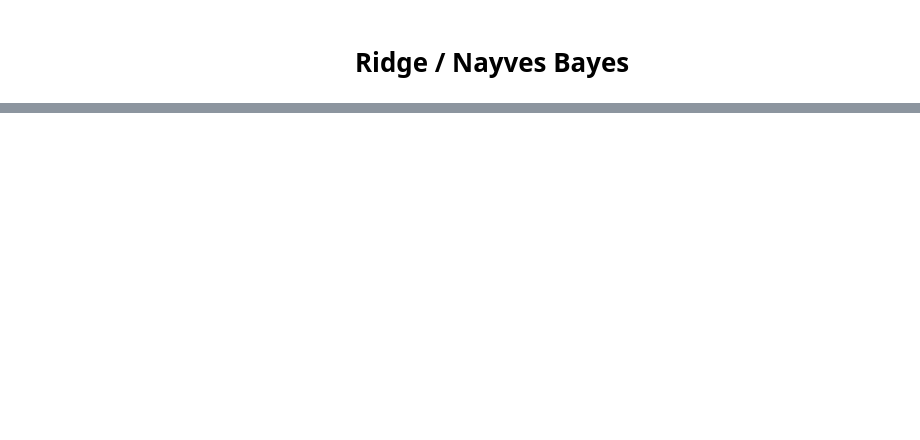
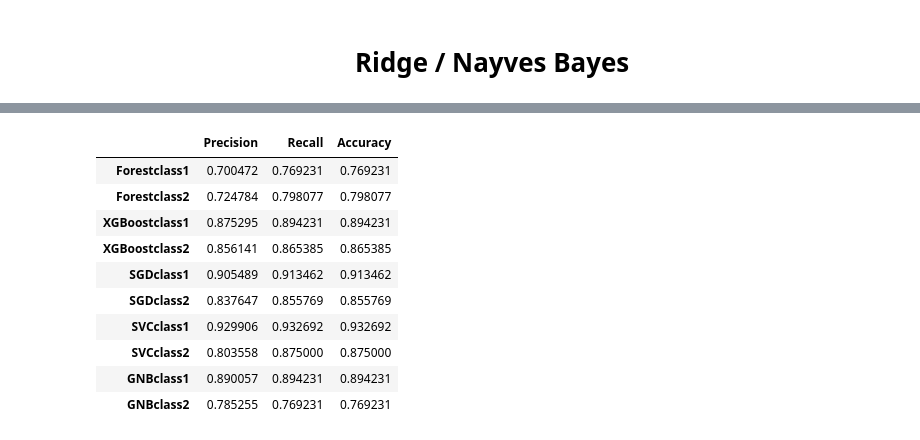
Before and after one commit to Simplon-Nancy-3/indeed, a Jupyter notebook: Salary_predictions.ipynb, the cells around one changed output, grey strips where cells are left out. Drawn from its saved outputs; the diff is of its cells as text; code cells hidden in the pictures; blank space fills up the shorter version.

```diff
--- a/Salary_predictions.ipynb
+++ b/Salary_predictions.ipynb
@@ -693,0 +748,15 @@ Naives Bayesienne 4 {'var_smoothing': 0.0001873817422860383}
+# %%
+Classificationresult = pd.concat([resclassforest,resclassXgboost,resclassSGD,resclassSVC,resclassGNB])
+Classificationresult
+# %% [output]
+|  | Precision | Recall | Accuracy |
+| Forestclass1 | 0.700472 | 0.769231 | 0.769231 |
+| Forestclass2 | 0.724784 | 0.798077 | 0.798077 |
+| XGBoostclass1 | 0.875295 | 0.894231 | 0.894231 |
+| XGBoostclass2 | 0.856141 | 0.865385 | 0.865385 |
+| SGDclass1 | 0.905489 | 0.913462 | 0.913462 |
+| SGDclass2 | 0.837647 | 0.855769 | 0.855769 |
+| SVCclass1 | 0.929906 | 0.932692 | 0.932692 |
+| SVCclass2 | 0.803558 | 0.875000 | 0.875000 |
+| GNBclass1 | 0.890057 | 0.894231 | 0.894231 |
+| GNBclass2 | 0.785255 | 0.769231 | 0.769231 |
```
Also changed, not shown: parts of 27 cells of this notebook, 1 other file.
